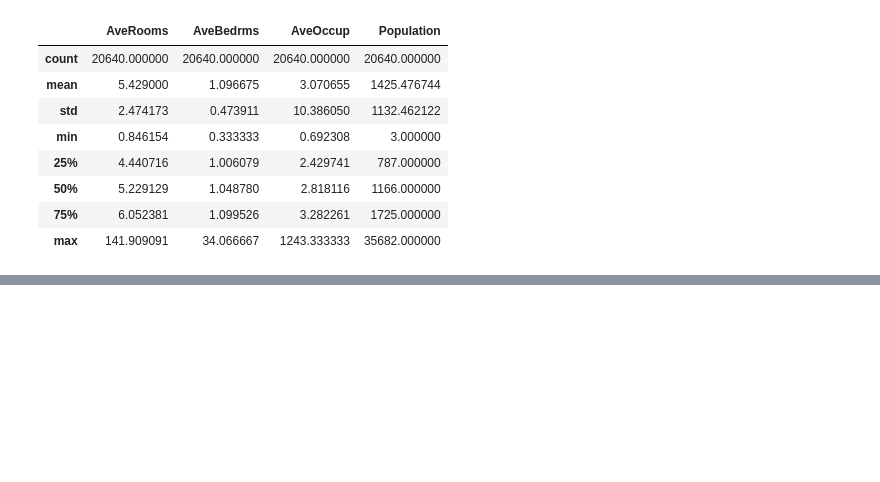
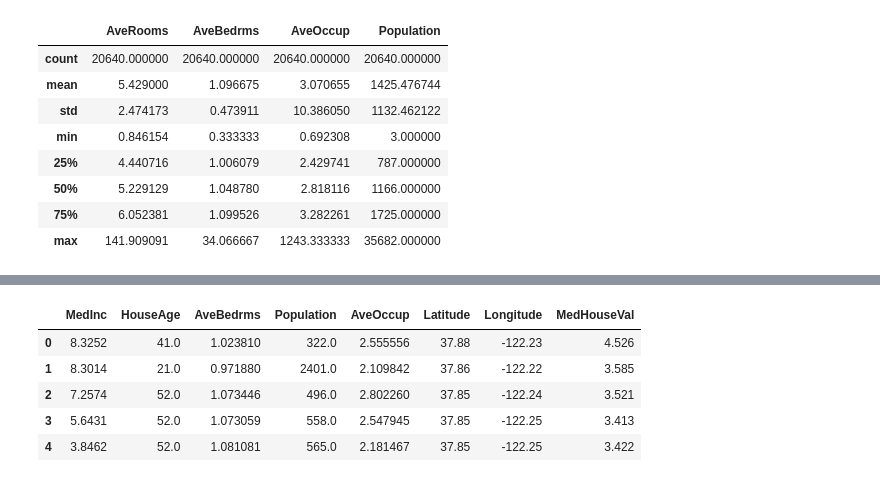
Before and after one commit to LesyaTkachuk/goit-machine-learning-msds, a Jupyter notebook: dz_mod_04_oleksandra_tkachuk.ipynb, the cells around one changed output, grey strips where cells are left out. Drawn from its saved outputs; the diff is of its cells as text; code cells hidden in the pictures; blank space fills up the shorter version.

```diff
--- a/dz_mod_04_oleksandra_tkachuk.ipynb
+++ b/dz_mod_04_oleksandra_tkachuk.ipynb
@@ -164,3 +169,16 @@ california_housing_new.head()
+# %%
+# 'AveRooms' and 'MedInc' features have big positive correlation. But 'MedInc' has higher correlation with our target value, that's why couldn't be excluded
+# Let's delete 'AveRooms' feature from our model
+data_cleared=data_cleared.drop(columns=['AveRooms'])
+
+data_cleared.head()
+# %% [output]
+|  | MedInc | HouseAge | AveBedrms | Population | AveOccup | Latitude | Longitude | MedHouseVal |
+| 0 | 8.3252 | 41.0 | 1.023810 | 322.0 | 2.555556 | 37.88 | -122.23 | 4.526 |
+| 1 | 8.3014 | 21.0 | 0.971880 | 2401.0 | 2.109842 | 37.86 | -122.22 | 3.585 |
+| 2 | 7.2574 | 52.0 | 1.073446 | 496.0 | 2.802260 | 37.85 | -122.24 | 3.521 |
+| 3 | 5.6431 | 52.0 | 1.073059 | 558.0 | 2.547945 | 37.85 | -122.25 | 3.413 |
+| 4 | 3.8462 | 52.0 | 1.081081 | 565.0 | 2.181467 | 37.85 | -122.25 | 3.422 |
 # %%
 # split on train and test datasets
 X_train, X_test, y_train, y_test = train_test_split(
```
Also changed, not shown: parts of 15 cells of this notebook, 3 other files.
